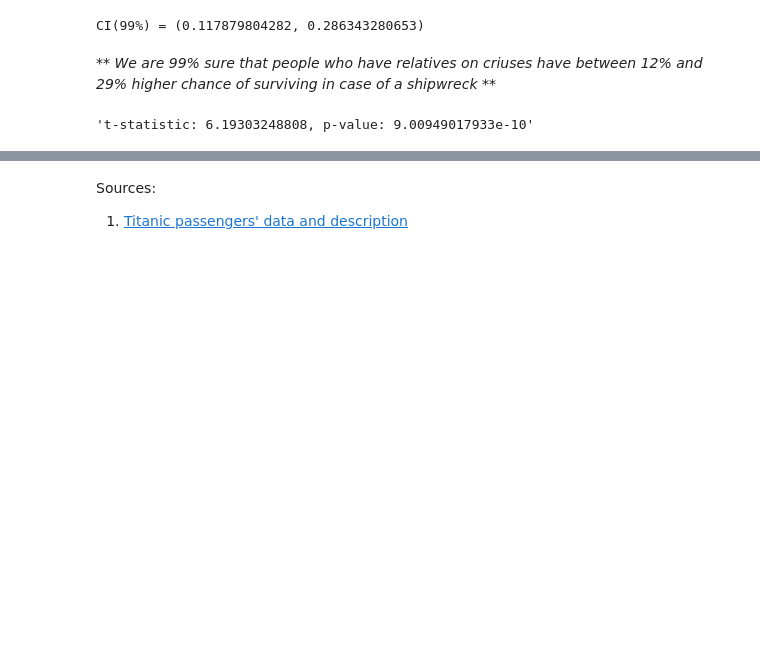
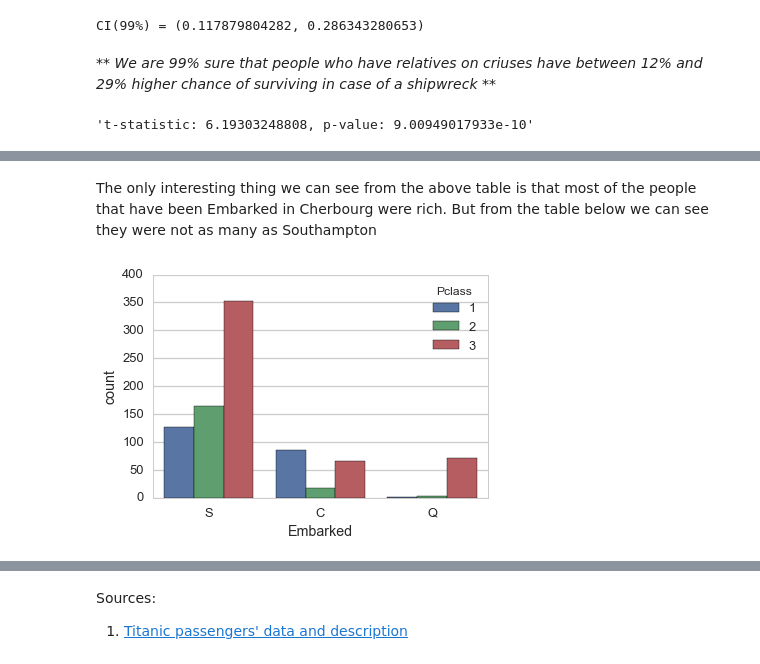
Before and after one commit to anenkov/dand-da-titanic, a Jupyter notebook: DA Research.ipynb, the cells around one changed output, grey strips where cells are left out. Drawn from its saved outputs; the diff is of its cells as text; code cells hidden in the pictures; blank space fills up the shorter version.

```diff
--- a/DA Research.ipynb
+++ b/DA Research.ipynb
@@ -194,0 +215,7 @@ t, p = ttest_ind(having_relatives, not_having_relatives)
+# %% [markdown]
+The only interesting thing we can see from the above table is that most of the people that have been Embarked in Cherbourg were rich. But from the table below we can see they were not as many as Southampton
+# %%
+# Display distribution by Pclass
+sns.countplot(x="Embarked", hue="Pclass", data=passengers_df);
+# %% [output]
+[figure, added]
```
Also changed, not shown: parts of 13 cells of this notebook.
